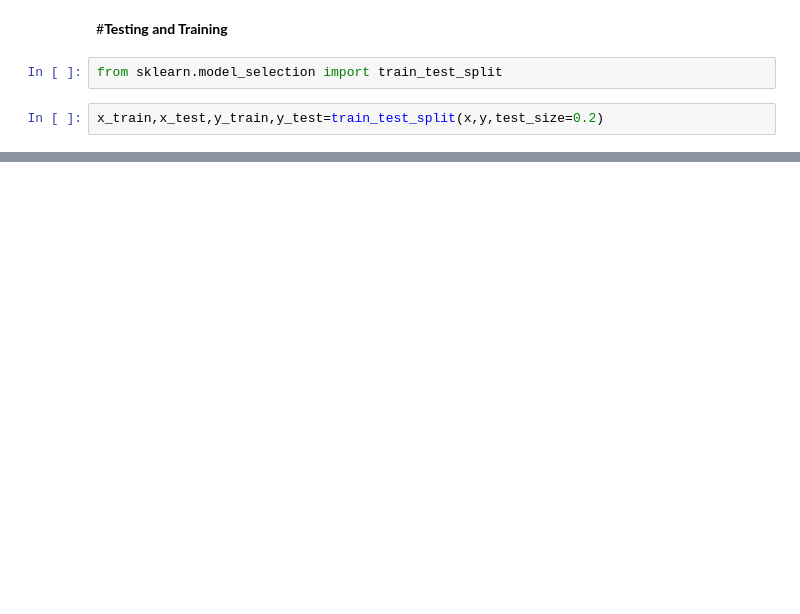
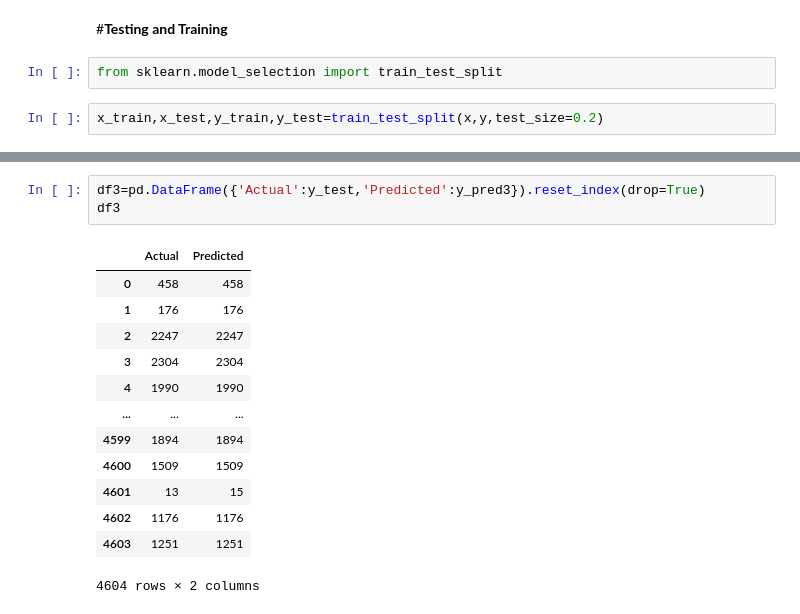
Before and after one commit to ChAbid-773/World_Cities, a Jupyter notebook: World_Cities.ipynb, the cells around one changed output, grey strips where cells are left out. Cells and saved outputs as stored; diff of their text form; blank space fills up the shorter version.

```diff
--- a/World_Cities.ipynb
+++ b/World_Cities.ipynb
@@ -237,0 +300,17 @@ memory usage: 71.9 KB
+# %%
+df3=pd.DataFrame({'Actual':y_test,'Predicted':y_pred3}).reset_index(drop=True)
+df3
+# %% [output]
+|  | Actual | Predicted |
+| 0 | 458 | 458 |
+| 1 | 176 | 176 |
+| 2 | 2247 | 2247 |
+| 3 | 2304 | 2304 |
+| 4 | 1990 | 1990 |
+| ... | ... | ... |
+| 4599 | 1894 | 1894 |
+| 4600 | 1509 | 1509 |
+| 4601 | 13 | 15 |
+| 4602 | 1176 | 1176 |
+| 4603 | 1251 | 1251 |
+4604 rows × 2 columns
```
Also changed, not shown: parts of 16 cells of this notebook.
